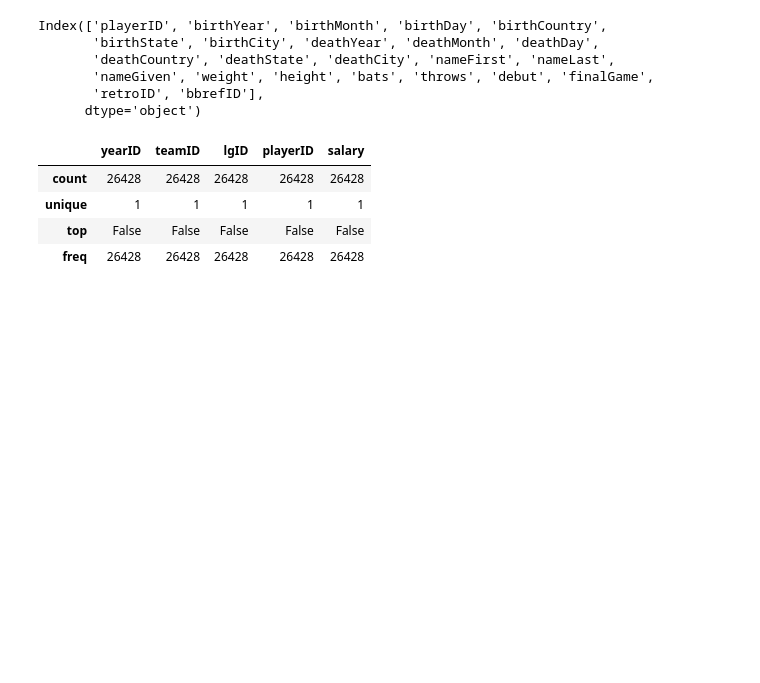
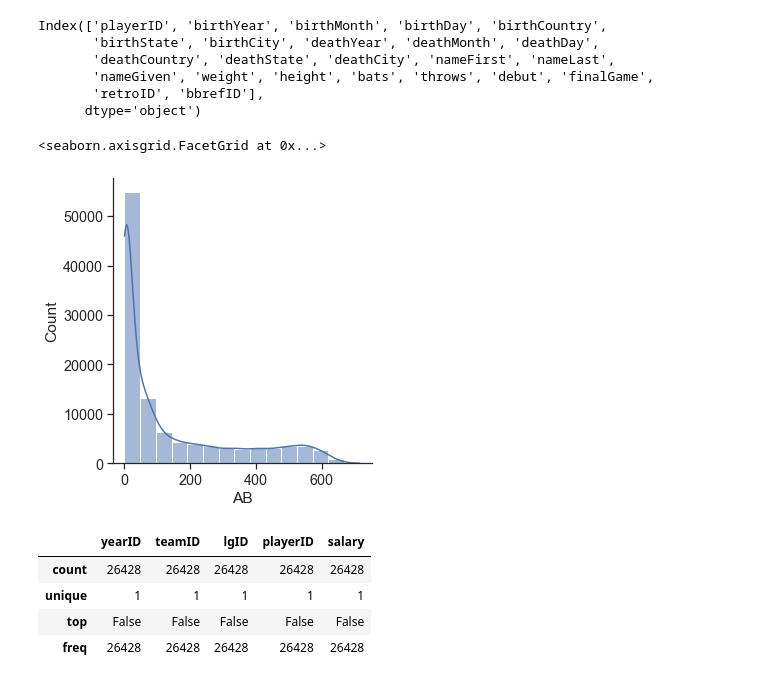
Before and after one commit to data301-2021-winter1/project-group37-project, a Jupyter notebook: notebooks/analysis1.ipynb, the cells around one changed output. Drawn from its saved outputs; the diff is of its cells as text; code cells hidden in the pictures; blank space fills up the shorter version.

```diff
--- a/notebooks/analysis1.ipynb
+++ b/notebooks/analysis1.ipynb
@@ -151,6 +153,15 @@ Index(['playerID', 'birthYear', 'birthMonth', 'birthDay', 'birthCountry',
        'nameGiven', 'weight', 'height', 'bats', 'throws', 'debut', 'finalGame',
        'retroID', 'bbrefID'],
       dtype='object')
+# %%
+sns.set_theme(style="ticks",
+              font_scale=1.3,
+             )
+sns.displot(batting["AB"], kde = True, bins = 15)
+#Lot's of unqualafied players who only had a few AB's
+# %% [output]
+<seaborn.axisgrid.FacetGrid at 0x...>
+[figure, added]
 # %%
 salaries.isnull().describe()
 # %% [output]
```
Also changed, not shown: parts of 45 cells of this notebook.
